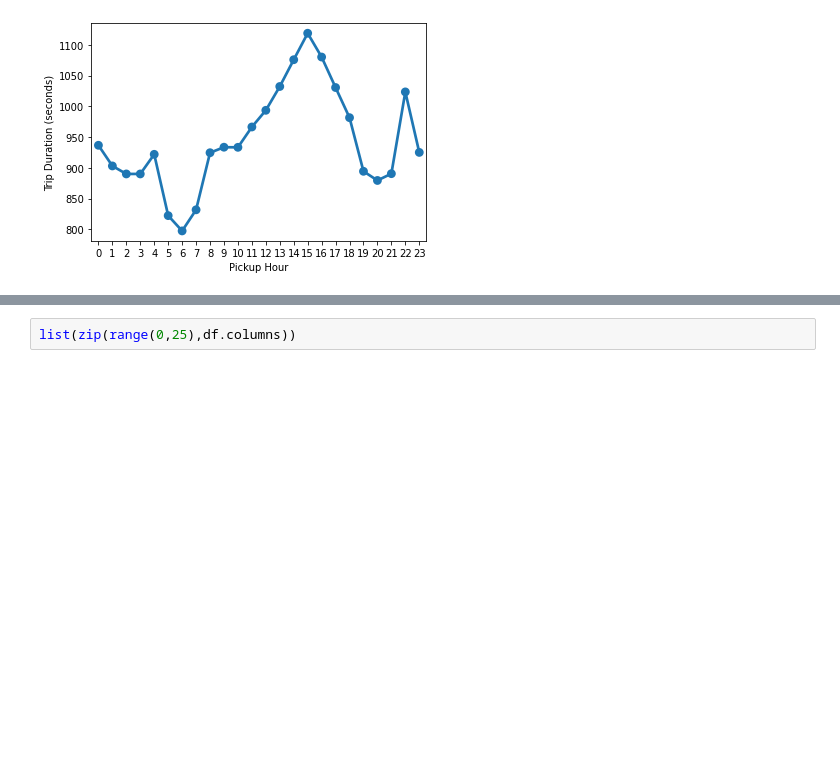
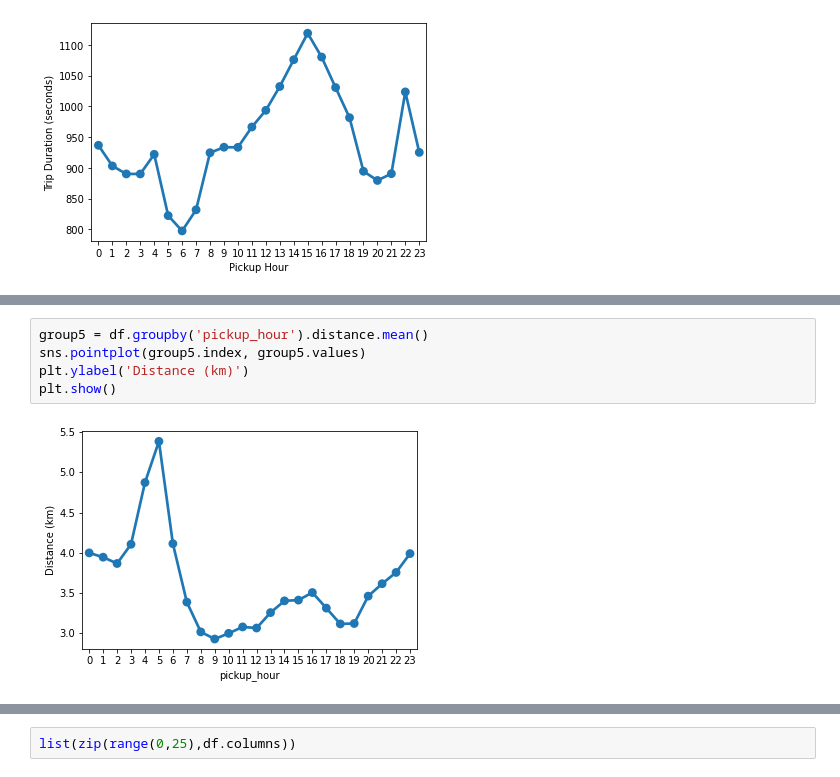
Before and after one commit to Gauravmehra1/NYCTaxiData.csv, a Jupyter notebook: Copy_of_NYC_Taxi_Trip_Time_Prediction_Capstone_Project.ipynb, the cells around one changed output, grey strips where cells are left out. Saved outputs shown, nothing was run; the diff lists cells and outputs as text; blank space fills up the shorter version.

```diff
--- a/Copy_of_NYC_Taxi_Trip_Time_Prediction_Capstone_Project.ipynb
+++ b/Copy_of_NYC_Taxi_Trip_Time_Prediction_Capstone_Project.ipynb
@@ -689,0 +721,7 @@ plt.show()
+# %%
+group5 = df.groupby('pickup_hour').distance.mean()
+sns.pointplot(group5.index, group5.values)
+plt.ylabel('Distance (km)')
+plt.show()
+# %% [output]
+[figure, added]
```
Also changed, not shown: parts of 36 cells of this notebook.
